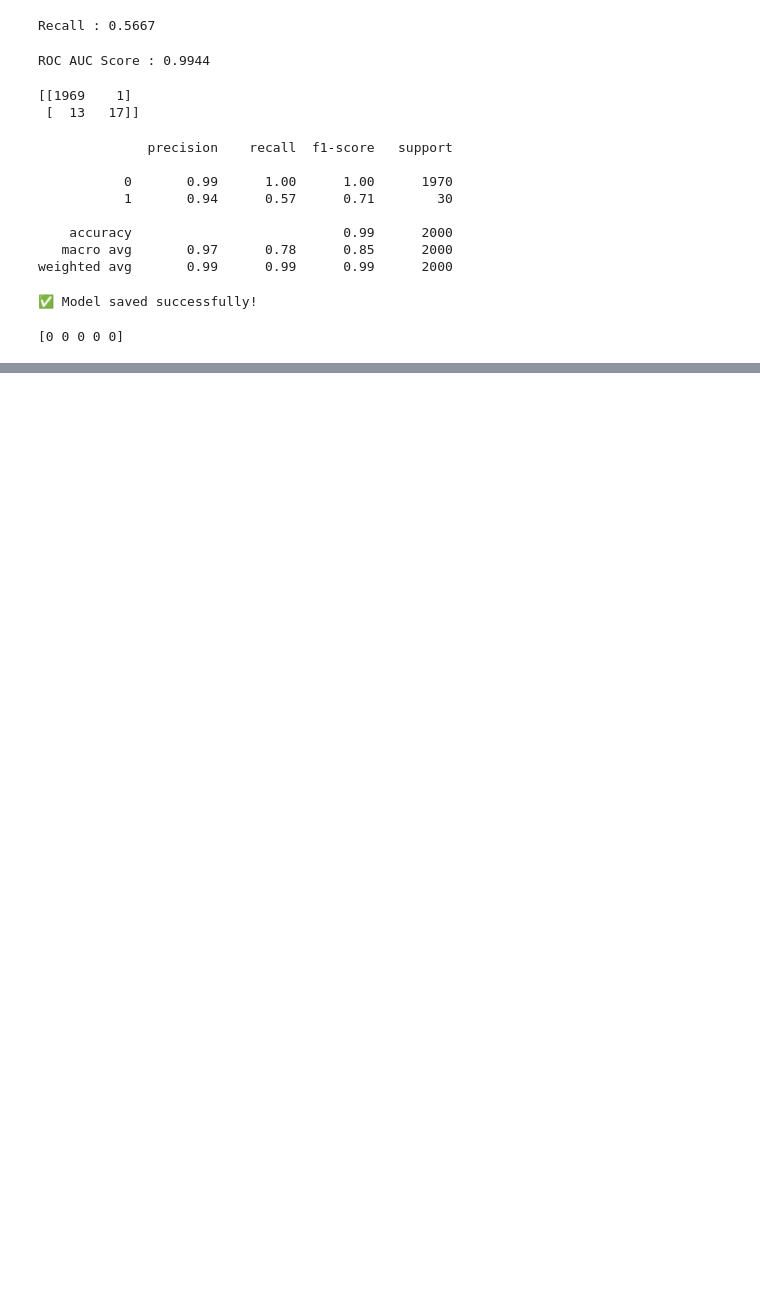
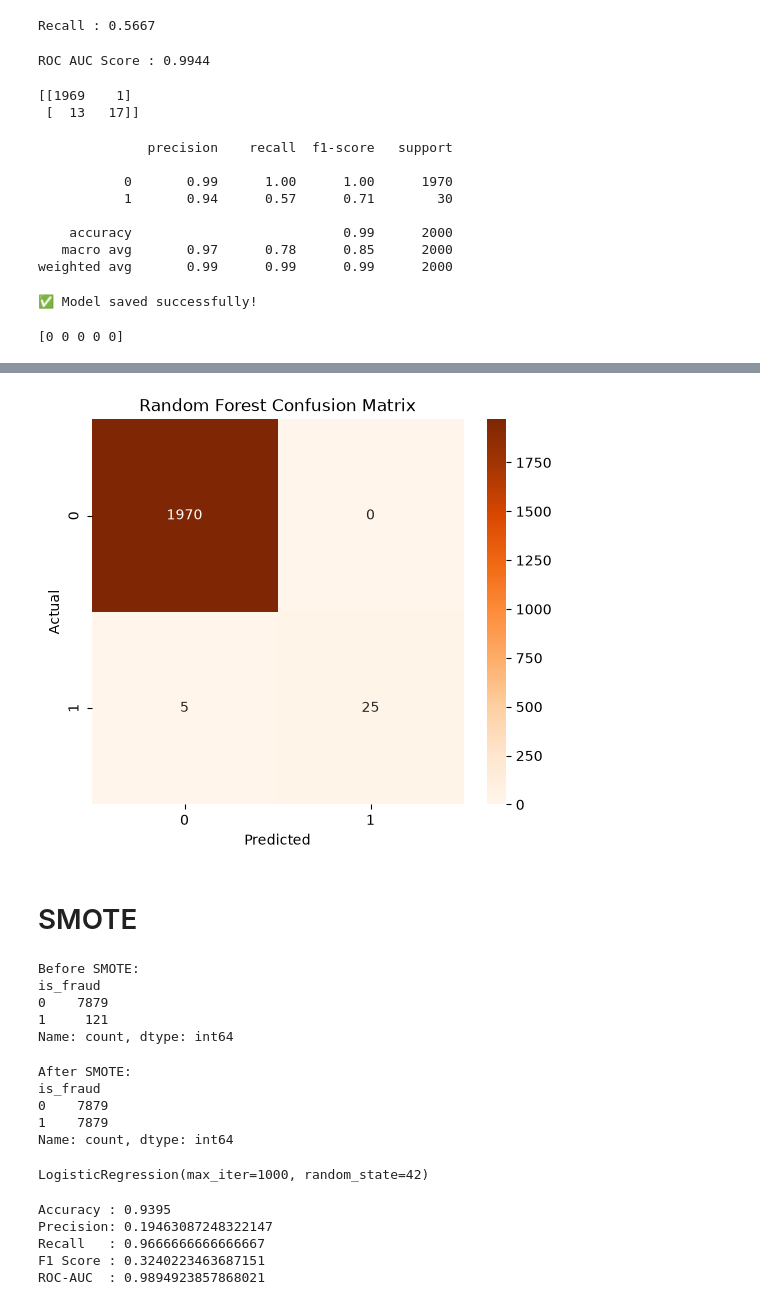
Before and after one commit to CHARVI2309/Credit-Card-Fraud-Detection, a Jupyter notebook: notebooks/fraud_detection.ipynb, the cells around one changed output, grey strips where cells are left out. Drawn from its saved outputs; the diff is of its cells as text; code cells hidden in the pictures; blank space fills up the shorter version.

```diff
--- a/notebooks/fraud_detection.ipynb
+++ b/notebooks/fraud_detection.ipynb
@@ -420,0 +485,5 @@ print(prediction)
+# %%
+rf_model = RandomForestClassifier(
+    n_estimators=200,
+    random_state=42
+)
@@ -420,0 +496,4 @@ print(prediction)
+# %%
+rf_pred = rf_model.predict(X_test)
+
+rf_prob = rf_model.predict_proba(X_test)[:, 1]
@@ -420,0 +523,21 @@ print(prediction)
+# %%
+cm = confusion_matrix(y_test, rf_pred)
+
+plt.figure(figsize=(6,5))
+
+sns.heatmap(
+    cm,
+    annot=True,
+    fmt="d",
+    cmap="Oranges"
+)
+
+plt.title("Random Forest Confusion Matrix")
+plt.xlabel("Predicted")
+plt.ylabel("Actual")
+
+plt.show()
+# %% [output]
+[figure, added]
+# %% [markdown]
+# SMOTE
@@ -420,0 +546,9 @@ print(prediction)
+# %%
+print("Before SMOTE:")
+print(y_train.value_counts())
+# %% [output]
+Before SMOTE:
+is_fraud
+0    7879
+1     121
+Name: count, dtype: int64
@@ -420,0 +562,21 @@ print(prediction)
+# %%
+print("After SMOTE:")
+print(y_train_smote.value_counts())
+# %% [output]
+After SMOTE:
+is_fraud
+0    7879
+1    7879
+Name: count, dtype: int64
+# %%
+smote_lr = LogisticRegression(
+    random_state=42,
+    max_iter=1000
+)
+
+smote_lr.fit(
+    X_train_smote,
+    y_train_smote
+)
+# %% [output]
+LogisticRegression(max_iter=1000, random_state=42)
@@ -420,0 +587,12 @@ print(prediction)
+# %%
+print("Accuracy :", accuracy_score(y_test, y_pred))
+print("Precision:", precision_score(y_test, y_pred))
+print("Recall   :", recall_score(y_test, y_pred))
+print("F1 Score :", f1_score(y_test, y_pred))
+print("ROC-AUC  :", roc_auc_score(y_test, y_prob))
+# %% [output]
+Accuracy : 0.9395
+Precision: 0.19463087248322147
+Recall   : 0.9666666666666667
+F1 Score : 0.3240223463687151
+ROC-AUC  : 0.9894923857868021
```
Also changed, not shown: parts of 47 cells of this notebook, 1 other file.
